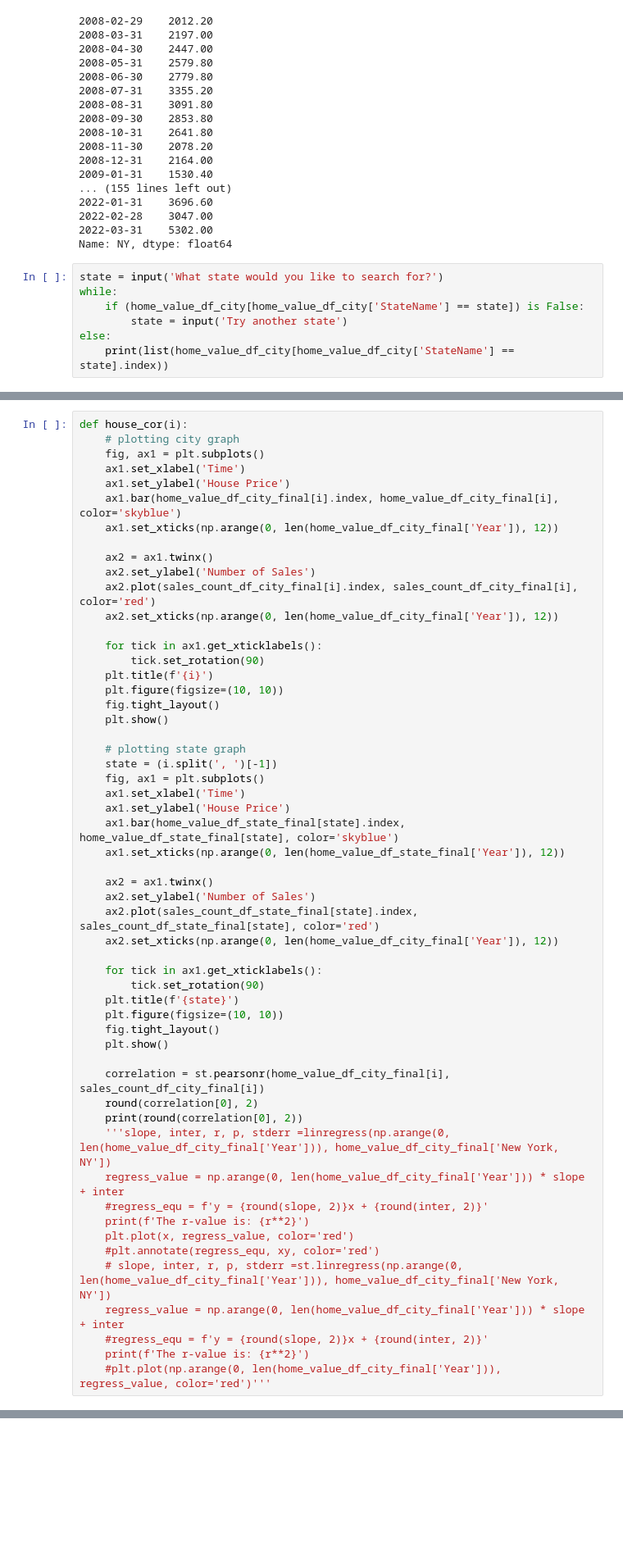
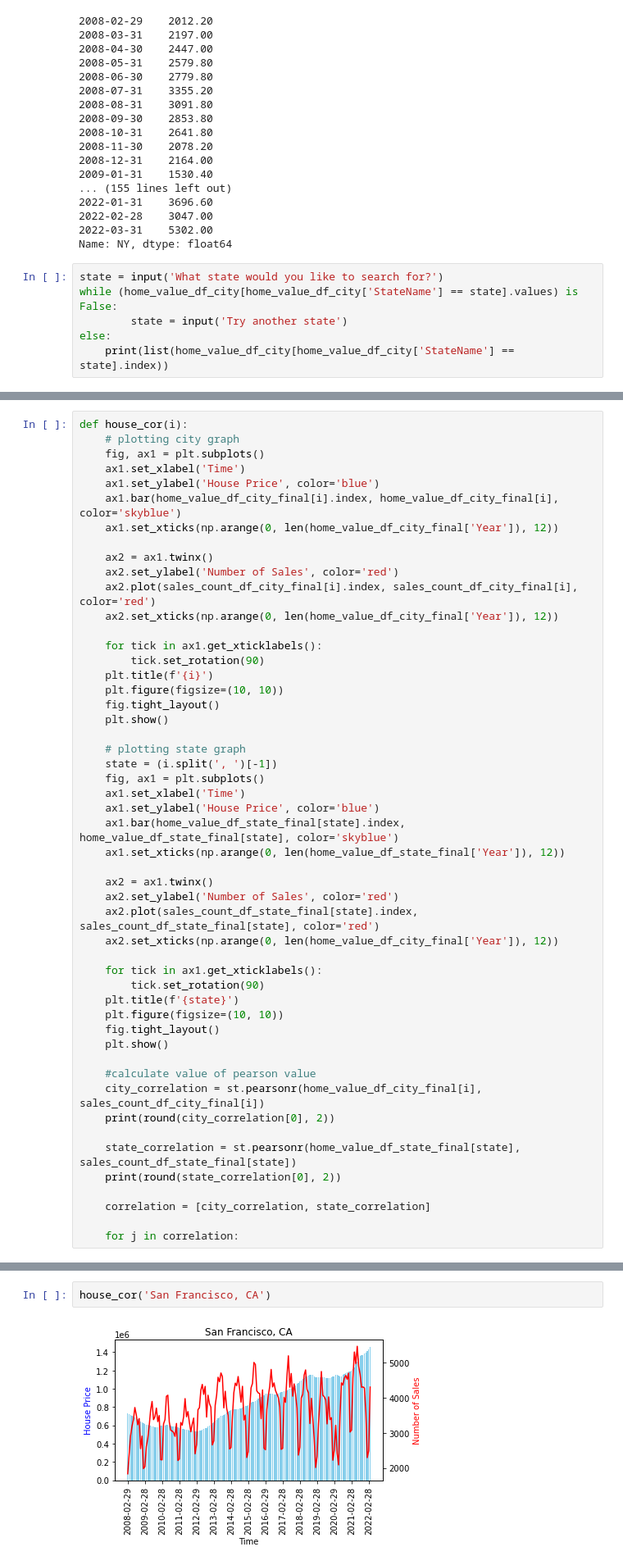
Before and after one commit to alisaghaffi/project-1, a Jupyter notebook: project_dennis.ipynb, the cells around one changed output, grey strips where cells are left out. Shown: that part at 82% size. Saved outputs shown, nothing was run; the diff lists cells and outputs as text; blank space fills up the shorter version.

```diff
--- a/project_dennis.ipynb
+++ b/project_dennis.ipynb
@@ -65,8 +65,7 @@ with pd.option_context('display.max_rows', None, 'display.max_columns', None):
 Name: NY, dtype: float64
 # %%
 state = input('What state would you like to search for?')
-while:
-    if (home_value_df_city[home_value_df_city['StateName'] == state]) is False:
+while (home_value_df_city[home_value_df_city['StateName'] == state].values) is False:
         state = input('Try another state')
 else:
     print(list(home_value_df_city[home_value_df_city['StateName'] == state].index))
@@ -85,12 +80,12 @@ def house_cor(i):
     # plotting city graph
     fig, ax1 = plt.subplots()
     ax1.set_xlabel('Time')
-    ax1.set_ylabel('House Price')
+    ax1.set_ylabel('House Price', color='blue')
     ax1.bar(home_value_df_city_final[i].index, home_value_df_city_final[i], color='skyblue')
     ax1.set_xticks(np.arange(0, len(home_value_df_city_final['Year']), 12))
 
     ax2 = ax1.twinx()
-    ax2.set_ylabel('Number of Sales')
+    ax2.set_ylabel('Number of Sales', color='red')
     ax2.plot(sales_count_df_city_final[i].index, sales_count_df_city_final[i], color='red')
     ax2.set_xticks(np.arange(0, len(home_value_df_city_final['Year']), 12))
 
@@ -105,12 +100,12 @@ def house_cor(i):
     state = (i.split(', ')[-1])
     fig, ax1 = plt.subplots()
     ax1.set_xlabel('Time')
-    ax1.set_ylabel('House Price')
+    ax1.set_ylabel('House Price', color='blue')
     ax1.bar(home_value_df_state_final[state].index, home_value_df_state_final[state], color='skyblue')
     ax1.set_xticks(np.arange(0, len(home_value_df_state_final['Year']), 12))
 
     ax2 = ax1.twinx()
-    ax2.set_ylabel('Number of Sales')
+    ax2.set_ylabel('Number of Sales', color='red')
     ax2.plot(sales_count_df_state_final[state].index, sales_count_df_state_final[state], color='red')
     ax2.set_xticks(np.arange(0, len(home_value_df_city_final['Year']), 12))
 
@@ -121,17 +116,13 @@ def house_cor(i):
     fig.tight_layout()
     plt.show()
 
-    correlation = st.pearsonr(home_value_df_city_final[i], sales_count_df_city_final[i])
-    round(correlation[0], 2)
-    print(round(correlation[0], 2))
-    '''slope, inter, r, p, stderr =linregress(np.arange(0, len(home_value_df_city_final['Year'])), home_value_df_city_final['New York, NY'])
-    regress_value = np.arange(0, len(home_value_df_city_final['Year'])) * slope + inter
-    #regress_equ = f'y = {round(slope, 2)}x + {round(inter, 2)}'
-    print(f'The r-value is: {r**2}')
-    plt.plot(x, regress_value, color='red')
-    #plt.annotate(regress_equ, xy, color='red')
-    # slope, inter, r, p, stderr =st.linregress(np.arange(0, len(home_value_df_city_final['Year'])), home_value_df_city_final['New York, NY'])
-    regress_value = np.arange(0, len(home_value_df_city_final['Year'])) * slope + inter
-    #regress_equ = f'y = {round(slope, 2)}x + {round(inter, 2)}'
-    print(f'The r-value is: {r**2}')
-    #plt.plot(np.arange(0, len(home_value_df_city_final['Year'])), regress_value, color='red')'''
+    #calculate value of pearson value
+    city_correlation = st.pearsonr(home_value_df_city_final[i], sales_count_df_city_final[i])
+    print(round(city_correlation[0], 2))
+
+    state_correlation = st.pearsonr(home_value_df_state_final[state], sales_count_df_state_final[state])
+    print(round(state_correlation[0], 2))
+
+    correlation = [city_correlation, state_correlation]
+
+    for j in correlation:
@@ -160,0 +129,4 @@ Name: NY, Length: 170, dtype: float64
+# %%
+house_cor('San Francisco, CA')
+# %% [output]
+[figure, added]
```
Also changed, not shown: parts of 6 cells of this notebook.
